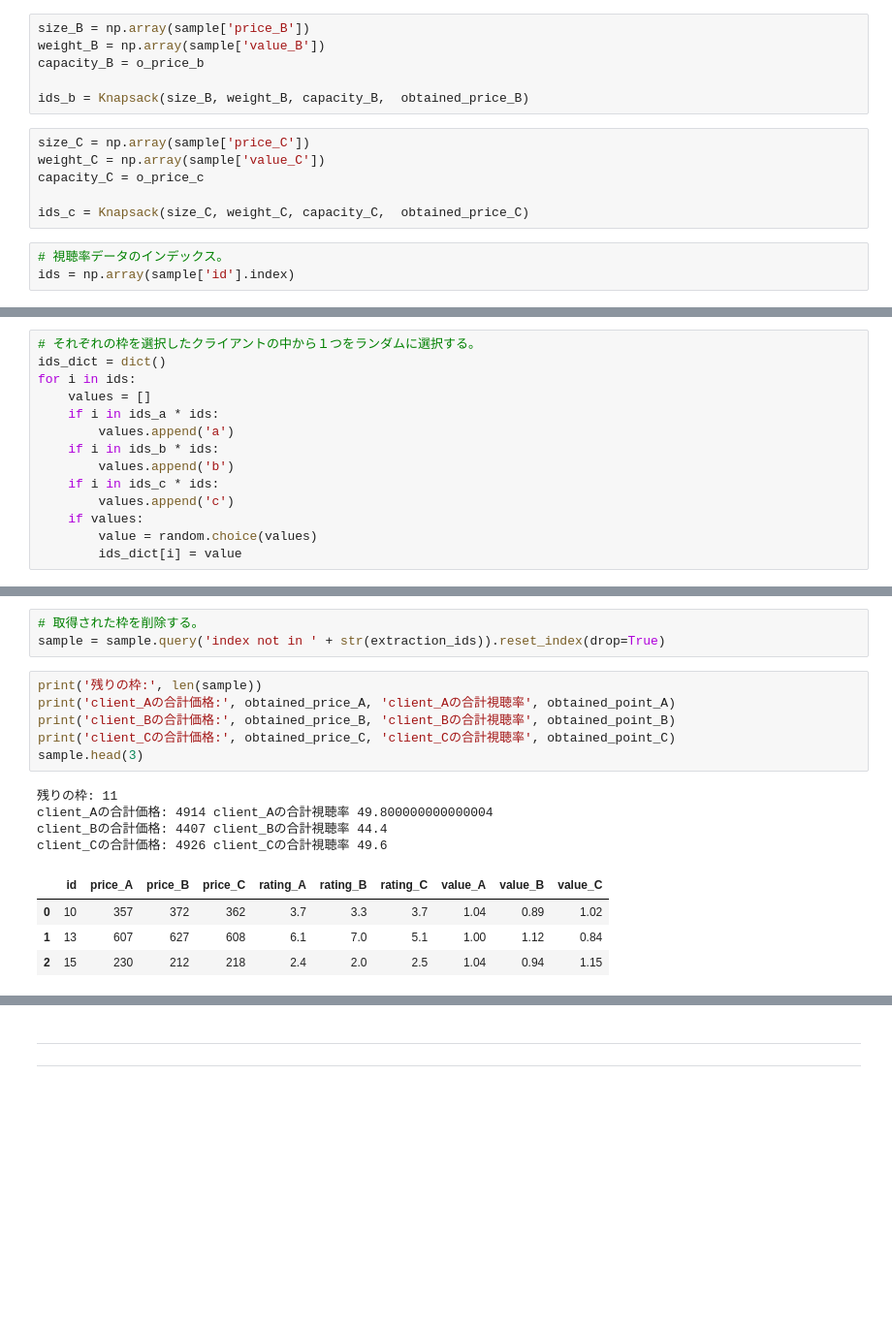
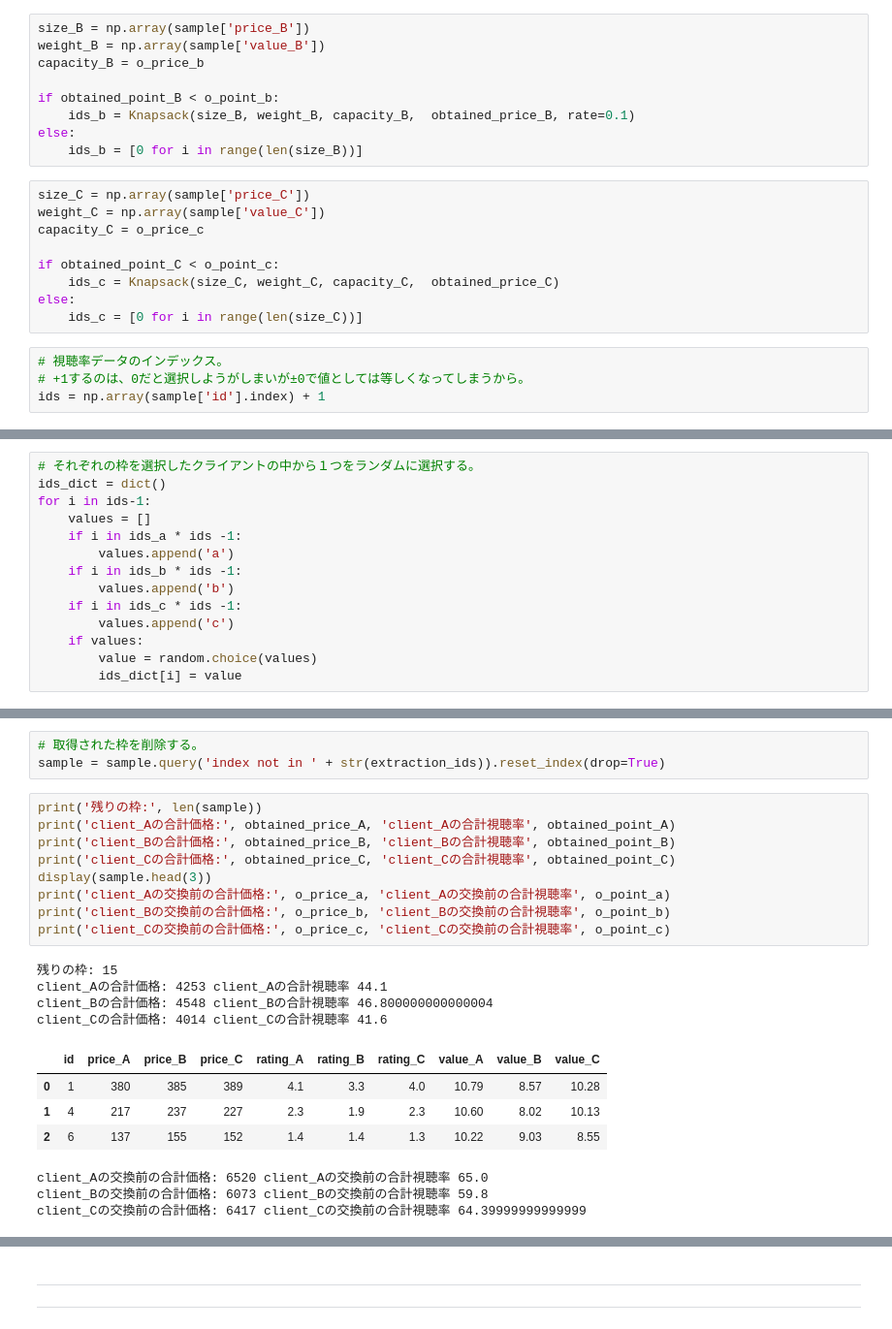
Before and after one commit to da-shuto-iwasaki/Flame_turn, a Jupyter notebook: prototype.ipynb, the cells around one changed output, grey strips where cells are left out. Shown at 97% size. Cells and saved outputs as stored; diff of their text form; blank space fills up the shorter version.

```diff
--- a/prototype.ipynb
+++ b/prototype.ipynb
@@ -223,14 +271,21 @@ size_B = np.array(sample['price_B'])
 weight_B = np.array(sample['value_B'])
 capacity_B = o_price_b
 
-ids_b = Knapsack(size_B, weight_B, capacity_B,  obtained_price_B)
+if obtained_point_B < o_point_b:
+    ids_b = Knapsack(size_B, weight_B, capacity_B,  obtained_price_B, rate=0.1)
+else:
+    ids_b = [0 for i in range(len(size_B))]
 # %%
 size_C = np.array(sample['price_C'])
 weight_C = np.array(sample['value_C'])
 capacity_C = o_price_c
 
-ids_c = Knapsack(size_C, weight_C, capacity_C,  obtained_price_C)
+if obtained_point_C < o_point_c:
+    ids_c = Knapsack(size_C, weight_C, capacity_C,  obtained_price_C)
+else:
+    ids_c = [0 for i in range(len(size_C))]
 # %%
 # 視聴率データのインデックス。
-ids = np.array(sample['id'].index)
+# +1するのは、0だと選択しようがしまいが±0で値としては等しくなってしまうから。
+ids = np.array(sample['id'].index) + 1
 # %%
@@ -248,13 +303,13 @@ print(sum(ids_c),'個の枠:', ids_c * ids)
 # %%
 # それぞれの枠を選択したクライアントの中から１つをランダムに選択する。
 ids_dict = dict()
-for i in ids:
+for i in ids-1:
     values = []
-    if i in ids_a * ids:
+    if i in ids_a * ids -1:
         values.append('a')
-    if i in ids_b * ids:
+    if i in ids_b * ids -1:
         values.append('b')
-    if i in ids_c * ids:
+    if i in ids_c * ids -1:
         values.append('c')
     if values:
         value = random.choice(values)
@@ -292,15 +352,21 @@ sample = sample.query('index not in ' + str(extraction_ids)).reset_index(drop=Tr
 # %%
 print('残りの枠:', len(sample))
 print('client_Aの合計価格:', obtained_price_A, 'client_Aの合計視聴率', obtained_point_A)
 print('client_Bの合計価格:', obtained_price_B, 'client_Bの合計視聴率', obtained_point_B)
 print('client_Cの合計価格:', obtained_price_C, 'client_Cの合計視聴率', obtained_point_C)
-sample.head(3)
+display(sample.head(3))
+print('client_Aの交換前の合計価格:', o_price_a, 'client_Aの交換前の合計視聴率', o_point_a)
+print('client_Bの交換前の合計価格:', o_price_b, 'client_Bの交換前の合計視聴率', o_point_b)
+print('client_Cの交換前の合計価格:', o_price_c, 'client_Cの交換前の合計視聴率', o_point_c)
 # %% [output]
-残りの枠: 11
-client_Aの合計価格: 4914 client_Aの合計視聴率 49.800000000000004
-client_Bの合計価格: 4407 client_Bの合計視聴率 44.4
-client_Cの合計価格: 4926 client_Cの合計視聴率 49.6
+残りの枠: 15
+client_Aの合計価格: 4253 client_Aの合計視聴率 44.1
+client_Bの合計価格: 4548 client_Bの合計視聴率 46.800000000000004
+client_Cの合計価格: 4014 client_Cの合計視聴率 41.6
 |  | id | price_A | price_B | price_C | rating_A | rating_B | rating_C | value_A | value_B | value_C |
-| 0 | 10 | 357 | 372 | 362 | 3.7 | 3.3 | 3.7 | 1.04 | 0.89 | 1.02 |
-| 1 | 13 | 607 | 627 | 608 | 6.1 | 7.0 | 5.1 | 1.00 | 1.12 | 0.84 |
-| 2 | 15 | 230 | 212 | 218 | 2.4 | 2.0 | 2.5 | 1.04 | 0.94 | 1.15 |
+| 0 | 1 | 380 | 385 | 389 | 4.1 | 3.3 | 4.0 | 10.79 | 8.57 | 10.28 |
+| 1 | 4 | 217 | 237 | 227 | 2.3 | 1.9 | 2.3 | 10.60 | 8.02 | 10.13 |
+| 2 | 6 | 137 | 155 | 152 | 1.4 | 1.4 | 1.3 | 10.22 | 9.03 | 8.55 |
+client_Aの交換前の合計価格: 6520 client_Aの交換前の合計視聴率 65.0
+client_Bの交換前の合計価格: 6073 client_Bの交換前の合計視聴率 59.8
+client_Cの交換前の合計価格: 6417 client_Cの交換前の合計視聴率 64.39999999999999
```
Also changed, not shown: parts of 80 cells of this notebook.
